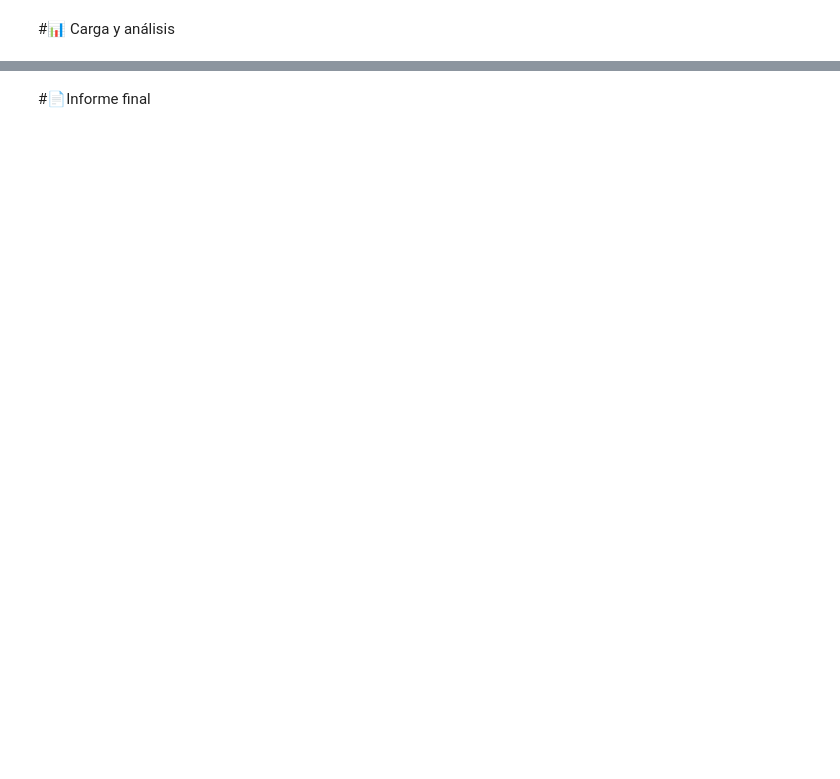
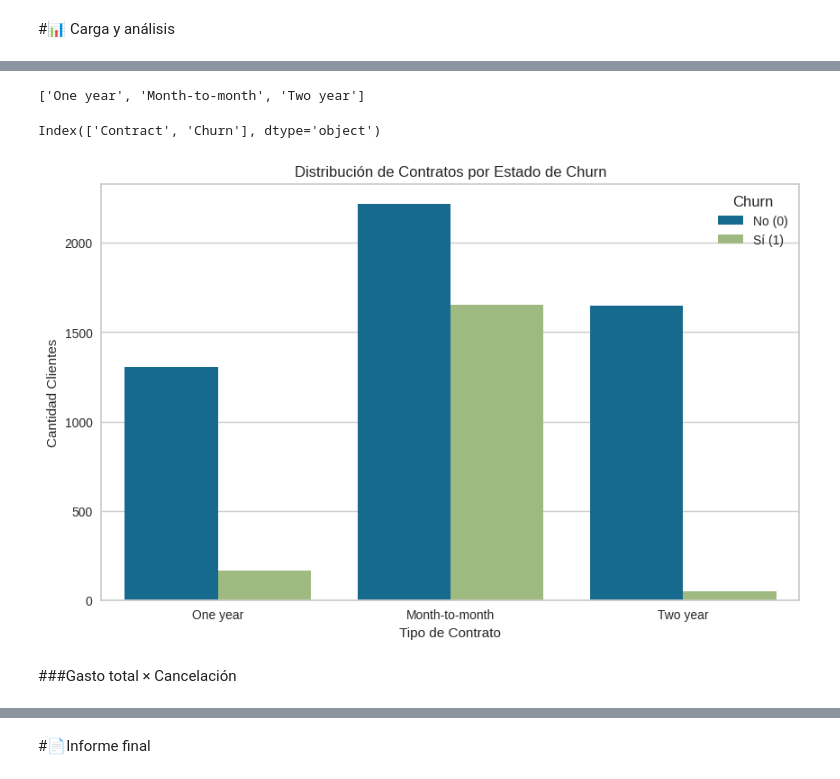
Before and after one commit to Antonio-B85/challenge-TelecomX-parte2-Latam, a Jupyter notebook: TelecomX_Parte2_LATAM.ipynb, the cells around one changed output, grey strips where cells are left out. Saved outputs shown, nothing was run; the diff lists cells and outputs as text; code cells hidden in the pictures; blank space fills up the shorter version.

```diff
--- a/TelecomX_Parte2_LATAM.ipynb
+++ b/TelecomX_Parte2_LATAM.ipynb
@@ -54,0 +367,6 @@ memory usage: 1.2+ MB
+# %%
+columnas_contrato = [col for col in datos_org.columns if 'Contract' in col]
+columnas_analisis = columnas_contrato + ['Churn']
+# Crear nuevo DataFrame
+df_contrato_churn = datos_org[columnas_analisis].copy()
+df_contrato_churn
@@ -54,0 +403,3 @@ memory usage: 1.2+ MB
+# %%
+df_contrato_churn['Churn'] = df_contrato_churn['Churn'].replace({'No': 0, 'Yes': 1})
+df_contrato_churn.head()
@@ -54,0 +413,5 @@ memory usage: 1.2+ MB
+# %%
+# Eliminar las filas donde 'Churn' es igual a 'No Info'
+df_contrato_churn = df_contrato_churn[datos['Churn'] != 'No Info']
+conteos_valores = df_contrato_churn['Churn'].value_counts()
+conteos_valores
@@ -54,0 +424,22 @@ memory usage: 1.2+ MB
+# %%
+valores_unicos_lista = df_contrato_churn['Contract'].unique().tolist()
+print(valores_unicos_lista)
+# %% [output]
+['One year', 'Month-to-month', 'Two year']
+# %%
+df_contrato_churn.columns
+# %% [output]
+Index(['Contract', 'Churn'], dtype='object')
+# %%
+# Gráfico con distribución por Churn
+plt.figure(figsize=(10, 6))
+sns.countplot(data=df_contrato_churn, x='Contract', hue='Churn')
+plt.title('Distribución de Contratos por Estado de Churn')
+plt.xlabel('Tipo de Contrato')
+plt.ylabel('Cantidad Clientes')
+plt.legend(title='Churn', labels=['No (0)', 'Sí (1)'])
+plt.show()
+# %% [output]
+[figure, added]
+# %% [markdown]
+###Gasto total × Cancelación
```
Also changed, not shown: parts of 148 cells of this notebook.
